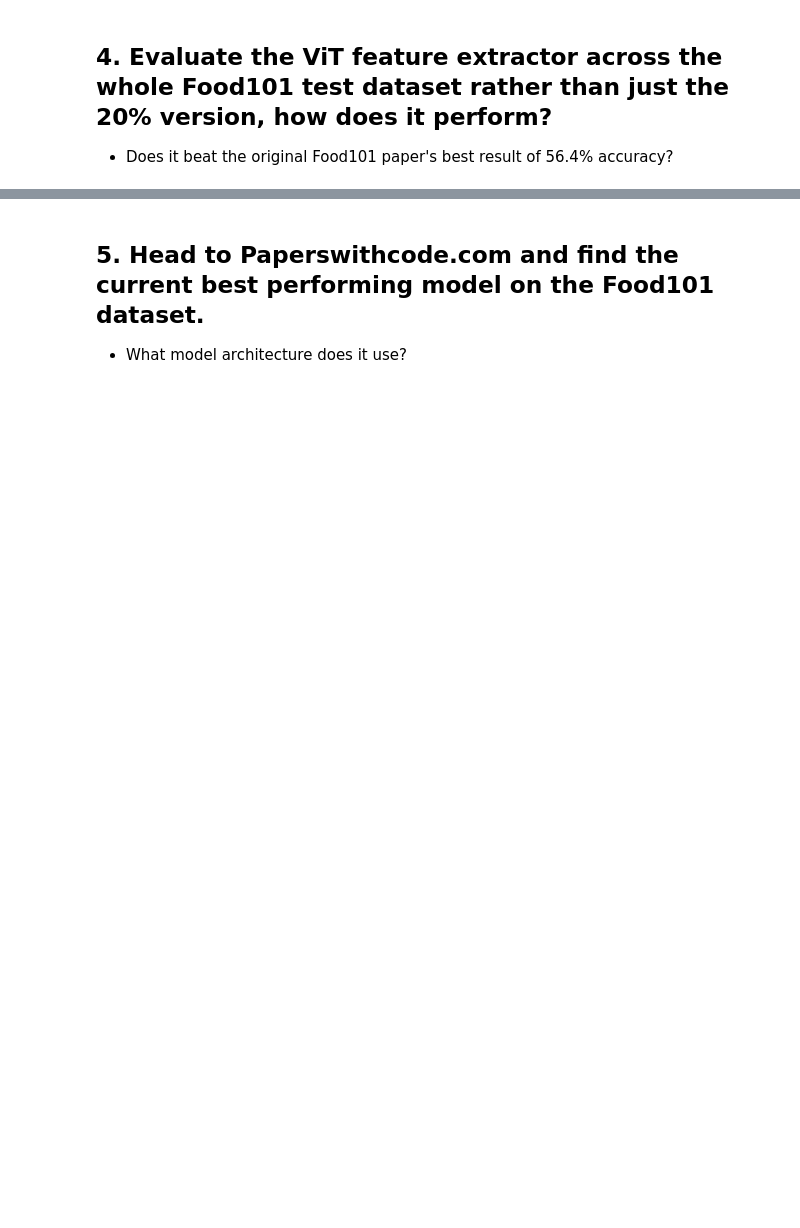
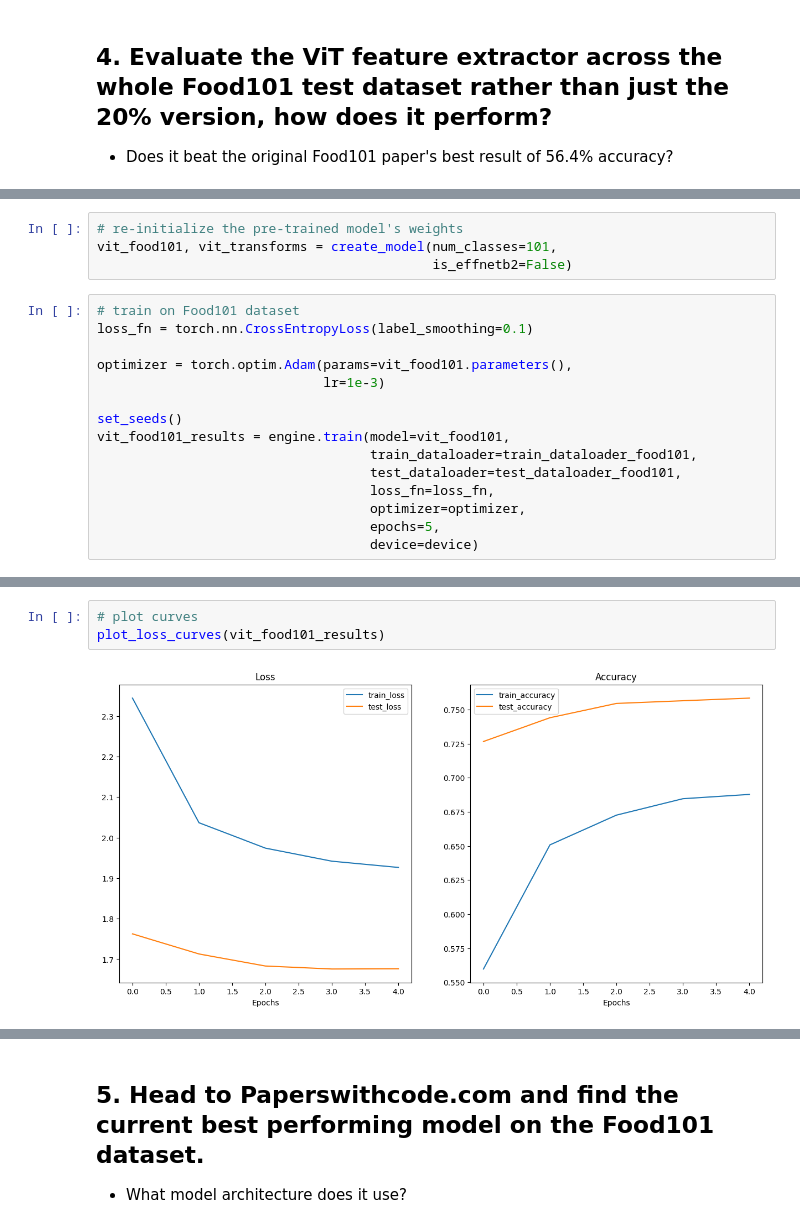
Before and after one commit to yhs2773/PyTorch-for-Deep-Learning-Machine-Learning-Full-Course, a Jupyter notebook: notebooks/09_pytorch_model_deployment_exercise.ipynb, the cells around one changed output, grey strips where cells are left out. Drawn from its saved outputs; the diff is of its cells as text; blank space fills up the shorter version.

```diff
--- a/notebooks/09_pytorch_model_deployment_exercise.ipynb
+++ b/notebooks/09_pytorch_model_deployment_exercise.ipynb
@@ -399,0 +503,19 @@ vit_food101_pred_df[vit_food101_pred_df['correct'] == False].sort_values(ascendi
+# %%
+# re-initialize the pre-trained model's weights
+vit_food101, vit_transforms = create_model(num_classes=101,
+                                           is_effnetb2=False)
+# %%
+# train on Food101 dataset
+loss_fn = torch.nn.CrossEntropyLoss(label_smoothing=0.1)
+
+optimizer = torch.optim.Adam(params=vit_food101.parameters(),
+                             lr=1e-3)
+
+set_seeds()
+vit_food101_results = engine.train(model=vit_food101,
+                                   train_dataloader=train_dataloader_food101,
+                                   test_dataloader=test_dataloader_food101,
+                                   loss_fn=loss_fn,
+                                   optimizer=optimizer,
+                                   epochs=5,
+                                   device=device)
@@ -399,0 +528,5 @@ vit_food101_pred_df[vit_food101_pred_df['correct'] == False].sort_values(ascendi
+# %%
+# plot curves
+plot_loss_curves(vit_food101_results)
+# %% [output]
+[figure, added]
```
Also changed, not shown: parts of 20 cells of this notebook.
